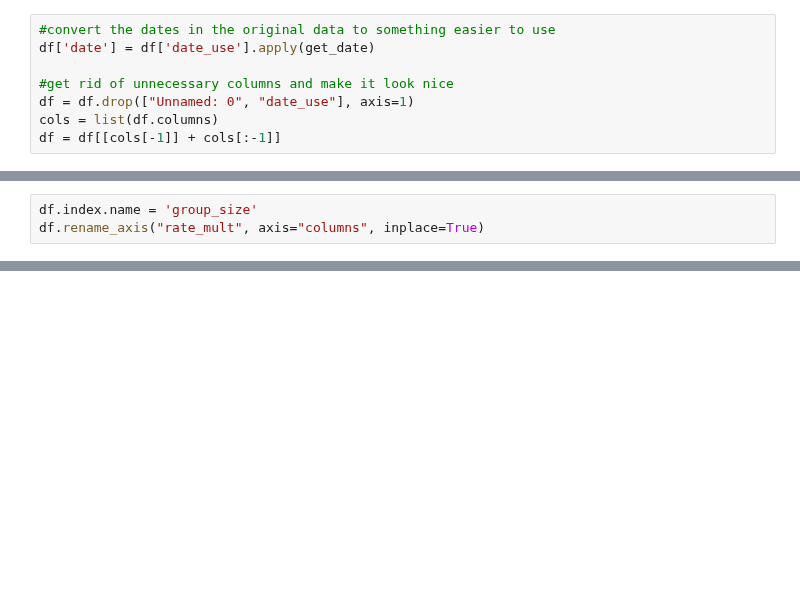
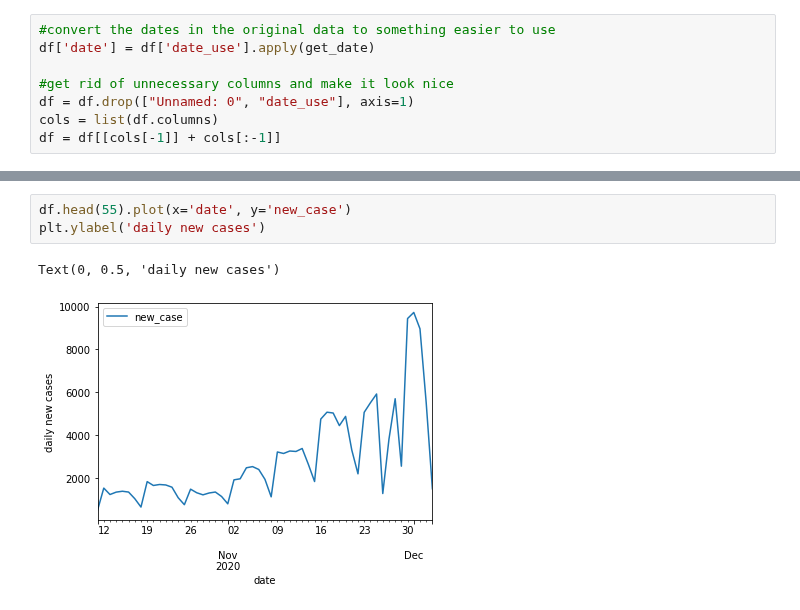
Before and after one commit to geezerbriefs/xpspython, a Jupyter notebook: personal/risk of COVID gatherings discussion.ipynb, the cells around one changed output, grey strips where cells are left out. Drawn from its saved outputs; the diff is of its cells as text; blank space fills up the shorter version.

Commit message:
added some figures and added a bunch of content to the data analysis, no moral discussion yet

```diff
--- a/personal/risk of COVID gatherings discussion.ipynb
+++ b/personal/risk of COVID gatherings discussion.ipynb
@@ -101,3 +42,0 @@ df = pd.concat(full)
-# %%
-df.index.name = 'group_size'
-df.rename_axis("rate_mult", axis="columns", inplace=True)
@@ -111,0 +45,6 @@ df.rename_axis("rate_mult", axis="columns", inplace=True)
+# %%
+df.head(55).plot(x='date', y='new_case')
+plt.ylabel('daily new cases')
+# %% [output]
+Text(0, 0.5, 'daily new cases')
+[figure, added]
```
Also changed, not shown: parts of 37 cells of this notebook, 3 other files.
